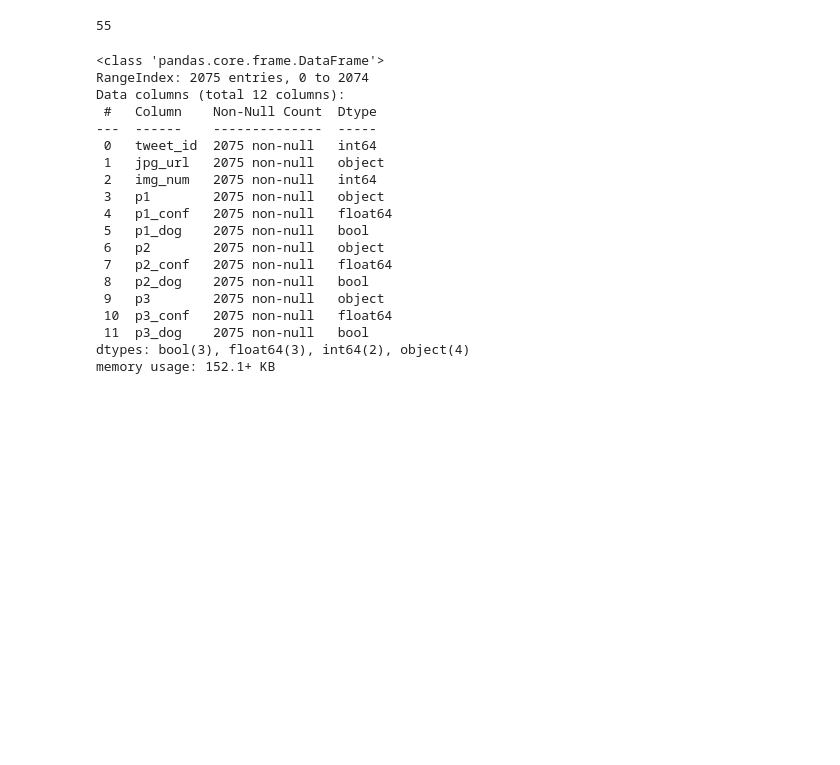
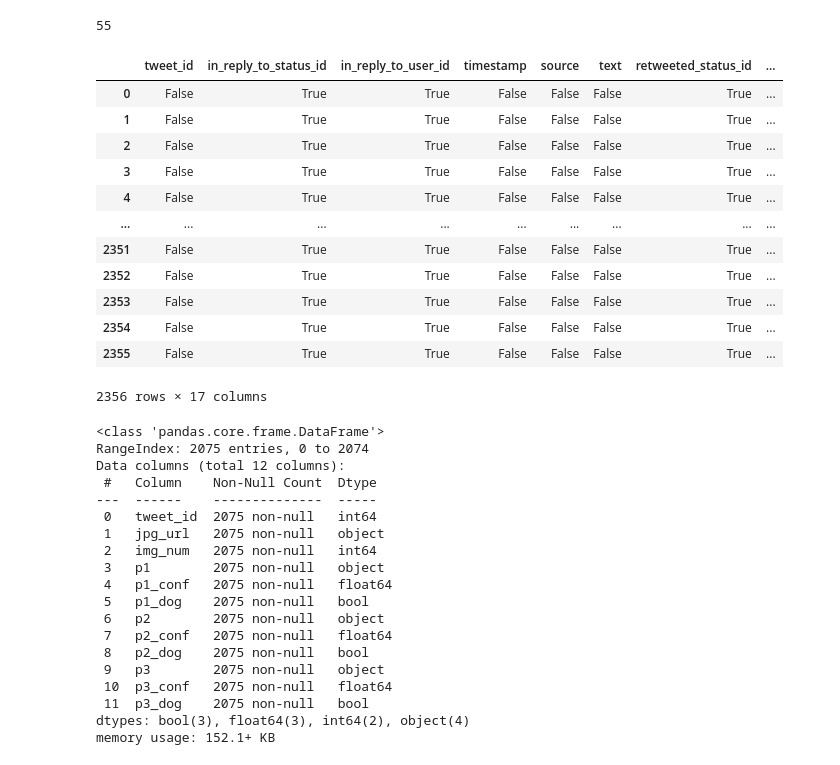
Before and after one commit to danielzion/DataWranglingUdacityProject, a Jupyter notebook: wrangle_act.ipynb, the cells around one changed output. Drawn from its saved outputs; the diff is of its cells as text; code cells hidden in the pictures; blank space fills up the shorter version.

```diff
--- a/wrangle_act.ipynb
+++ b/wrangle_act.ipynb
@@ -234,6 +249,22 @@ sum(archive_twitter['rating_denominator'] > 10)
 sum(archive_twitter['name'] == 'a')
 # %% [output]
 55
+# %%
+archive_twitter.isnull()
+# %% [output]
+|  | tweet_id | in_reply_to_status_id | in_reply_to_user_id | timestamp | source | text | retweeted_status_id | ... |
+| 0 | False | True | True | False | False | False | True | ... |
+| 1 | False | True | True | False | False | False | True | ... |
+| 2 | False | True | True | False | False | False | True | ... |
+| 3 | False | True | True | False | False | False | True | ... |
+| 4 | False | True | True | False | False | False | True | ... |
+| ... | ... | ... | ... | ... | ... | ... | ... | ... |
+| 2351 | False | True | True | False | False | False | True | ... |
+| 2352 | False | True | True | False | False | False | True | ... |
+| 2353 | False | True | True | False | False | False | True | ... |
+| 2354 | False | True | True | False | False | False | True | ... |
+| 2355 | False | True | True | False | False | False | True | ... |
+2356 rows × 17 columns
 # %%
 image_prediction.info()
 # %% [output]
```
Also changed, not shown: parts of 35 cells of this notebook, 4 other files.
